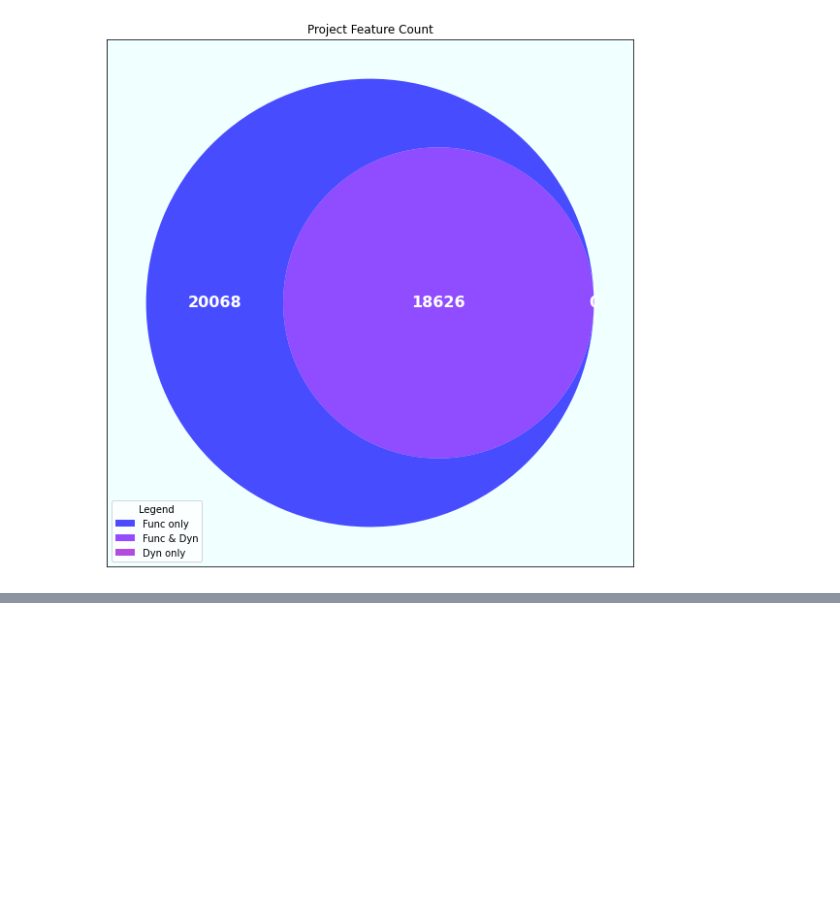
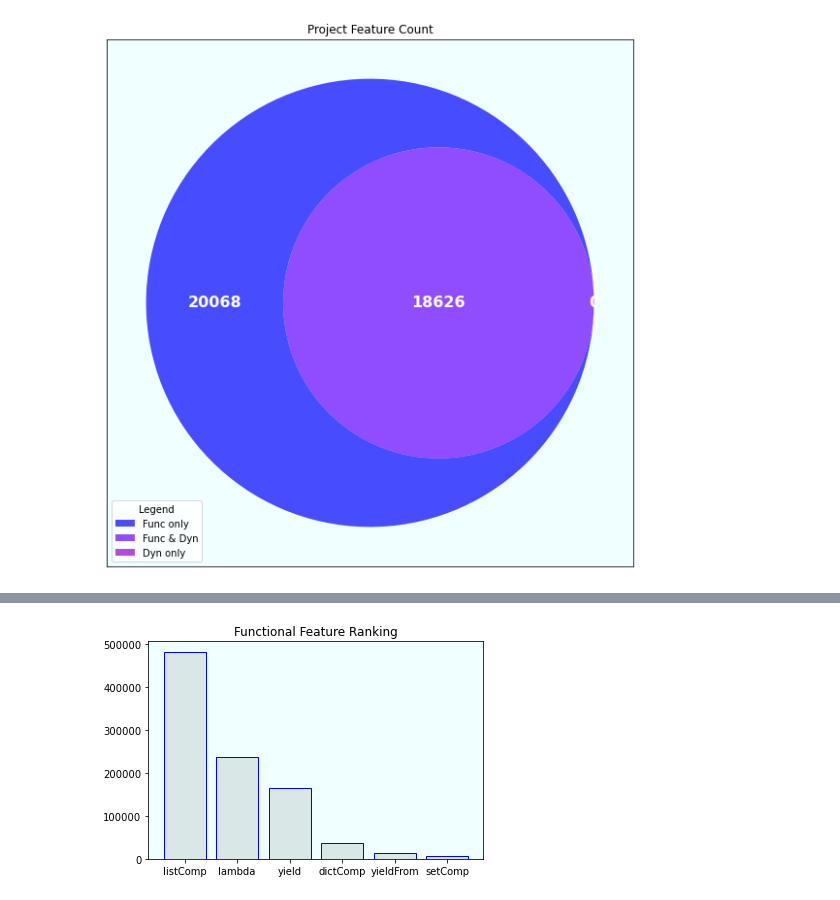
Before and after one commit to 2042Third/ast_analysis_python, a Jupyter notebook: scripts/plots.ipynb, the cells around one changed output, grey strips where cells are left out. Cells and saved outputs as stored; diff of their text form; code cells hidden in the pictures; blank space fills up the shorter version.

Commit message:
feature ranking diagram added

```diff
--- a/scripts/plots.ipynb
+++ b/scripts/plots.ipynb
@@ -203,0 +206,6 @@ plt.show()
+# %%
+
+
+func_freq_d = pd.read_csv('../outputs/functional_frequency_rank.csv')
+func_freq = func_freq_d[['freq']]
+func_freq_name = func_freq_d[['funcname']]
@@ -203,0 +222,12 @@ plt.show()
+# %%
+y_pos = np.arange(len(func_freq_name))
+plt.bar(y_pos, func_freq['freq'], color=(0.1, 0.1, 0.1, 0.1),  edgecolor='blue')
+plt.xticks(y_pos, func_freq_name['funcname'])
+
+plt.title('Functional Feature Ranking')
+
+plt.gca().set_facecolor('azure')
+plt.gca().set_label('all files')
+plt.show()
+# %% [output]
+[figure, added]
```
Also changed, not shown: parts of 2 cells of this notebook, 2 other files.
